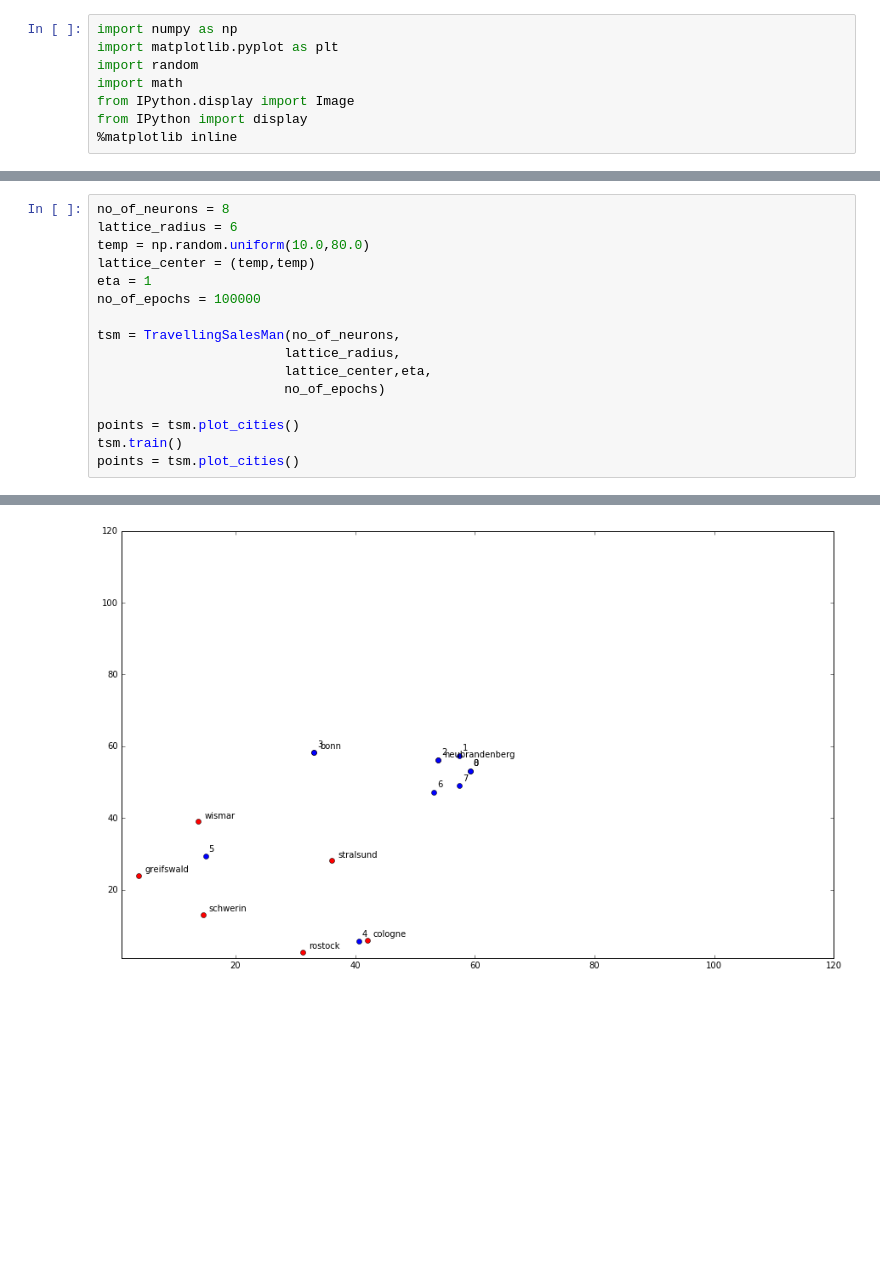
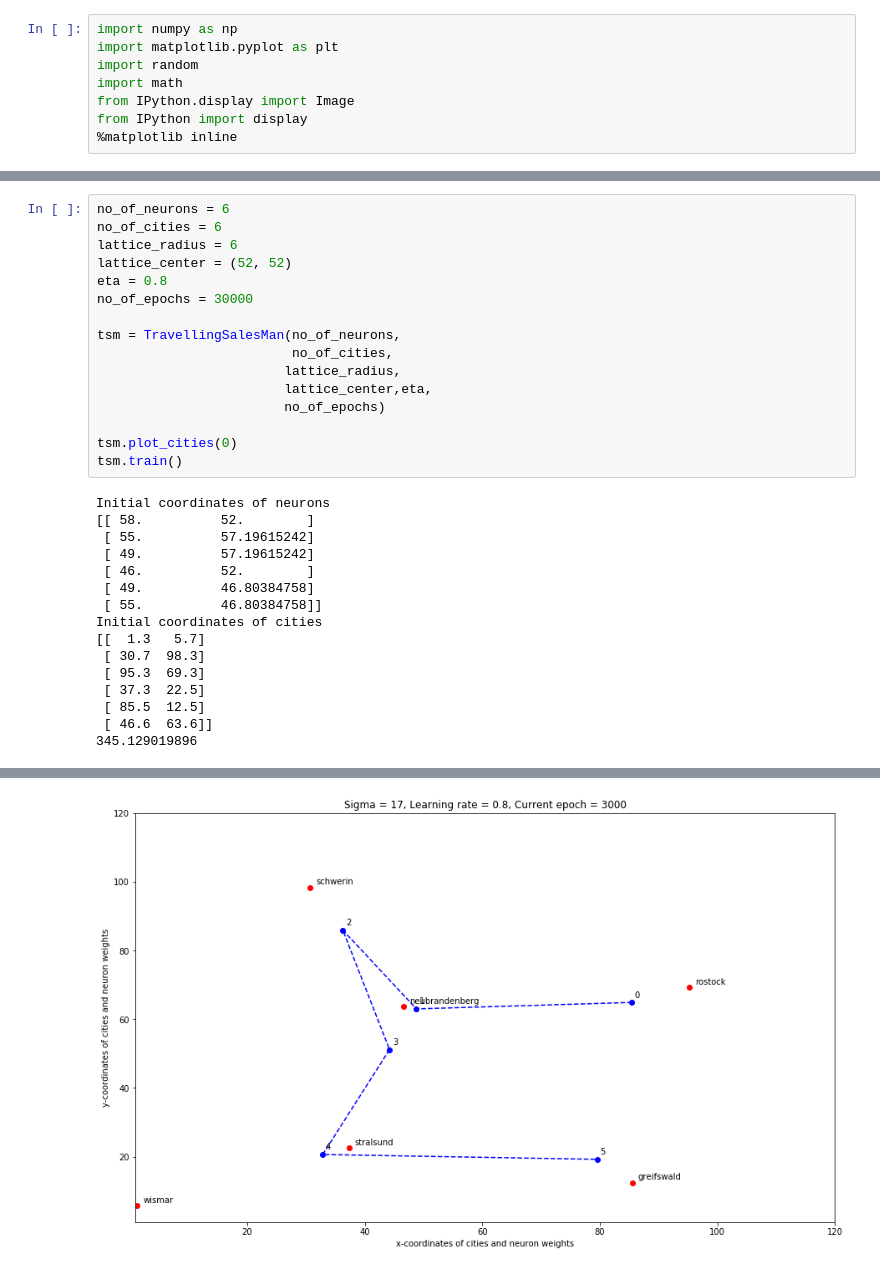
Before and after one commit to rameshjes/neural-network, a Jupyter notebook: assignment09/ruby/workbench_ruby_09.ipynb, the cells around one changed output, grey strips where cells are left out. Drawn from its saved outputs; the diff is of its cells as text; blank space fills up the shorter version.

Commit message:
added images for assignment 09

```diff
--- a/assignment09/ruby/workbench_ruby_09.ipynb
+++ b/assignment09/ruby/workbench_ruby_09.ipynb
@@ -104,17 +230,32 @@ class TravellingSalesMan:
 # %%
-no_of_neurons = 8
+no_of_neurons = 6
+no_of_cities = 6
 lattice_radius = 6
-temp = np.random.uniform(10.0,80.0)
-lattice_center = (temp,temp)
-eta = 1
-no_of_epochs = 100000
+lattice_center = (52, 52)
+eta = 0.8
+no_of_epochs = 30000
 
 tsm = TravellingSalesMan(no_of_neurons,
+                         no_of_cities,
                         lattice_radius,
                         lattice_center,eta,
                         no_of_epochs)
 
-points = tsm.plot_cities()
+tsm.plot_cities(0)
 tsm.train()
-points = tsm.plot_cities()
 # %% [output]
+Initial coordinates of neurons
+[[ 58.          52.        ]
+ [ 55.          57.19615242]
+ [ 49.          57.19615242]
+ [ 46.          52.        ]
+ [ 49.          46.80384758]
+ [ 55.          46.80384758]]
+Initial coordinates of cities
+[[  1.3   5.7]
+ [ 30.7  98.3]
+ [ 95.3  69.3]
+ [ 37.3  22.5]
+ [ 85.5  12.5]
+ [ 46.6  63.6]]
+345.129019896
@@ -122 +263 @@ points = tsm.plot_cities()
-[figure, old version]
+[figure, new version]
```
Also changed, not shown: parts of 26 cells of this notebook, 11 other files.
